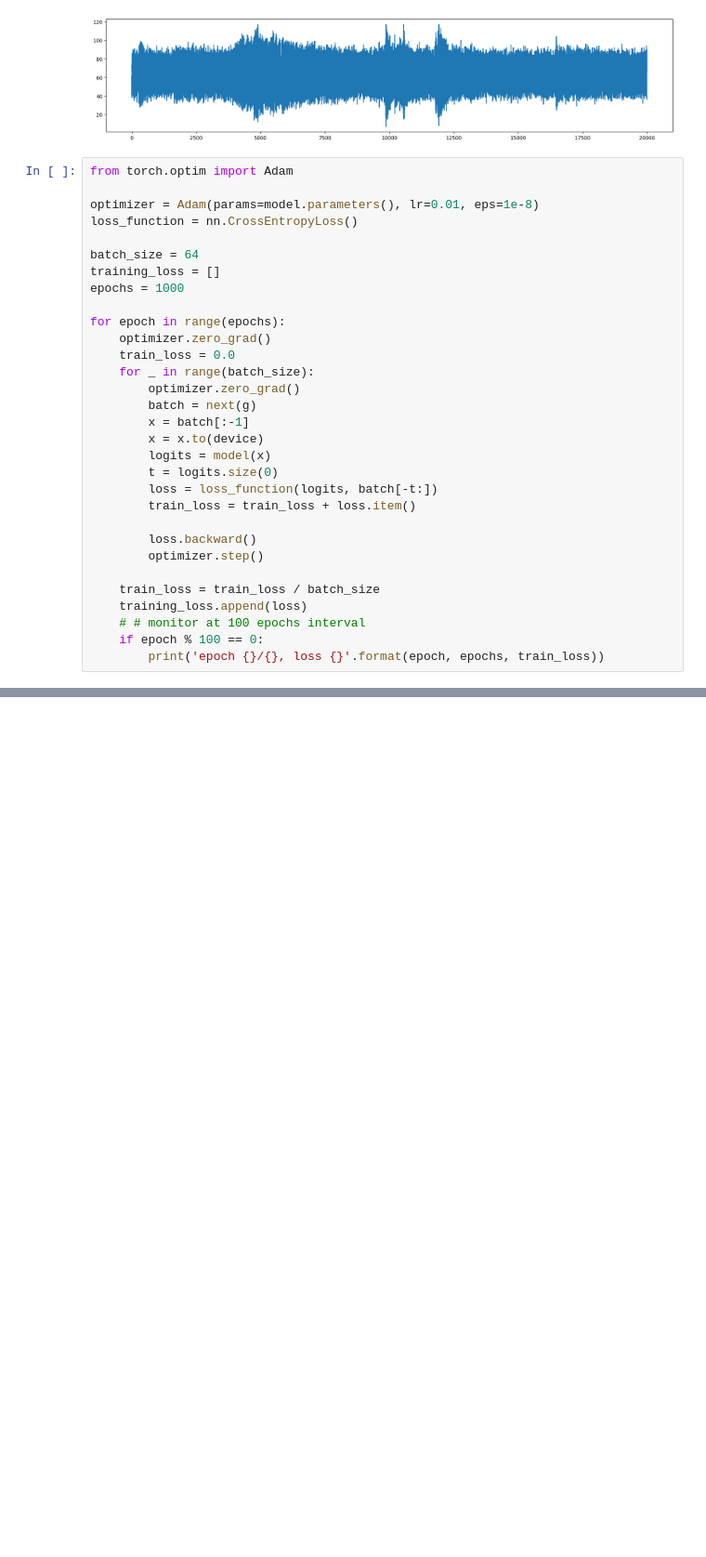
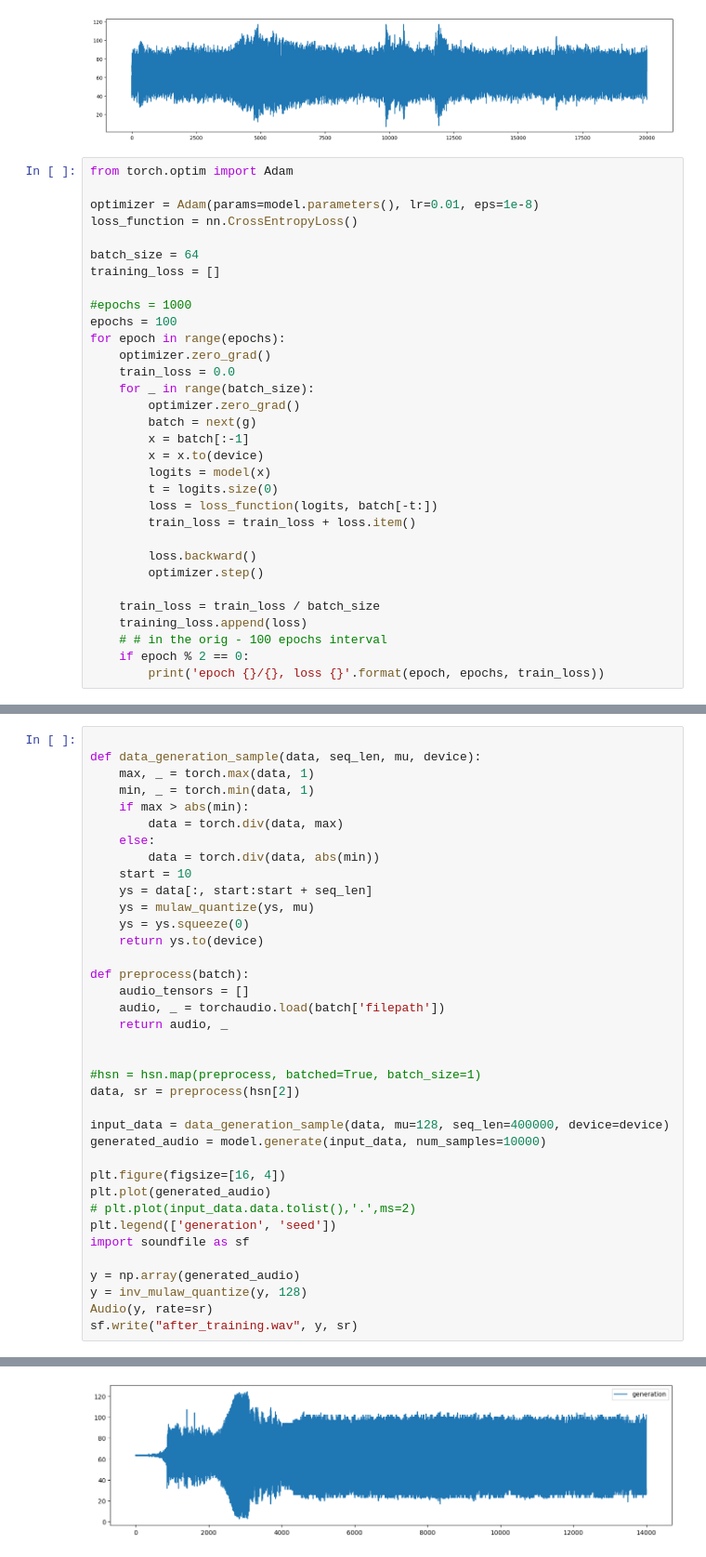
Before and after one commit to naiikaa/dll24, a Jupyter notebook: notebooks/reproduce_training_ekaterina/gen_model_test/wavenet_test.ipynb, the cells around one changed output, grey strips where cells are left out. Shown at 93% size. Drawn from its saved outputs; the diff is of its cells as text; blank space fills up the shorter version.

```diff
--- a/notebooks/reproduce_training_ekaterina/gen_model_test/wavenet_test.ipynb
+++ b/notebooks/reproduce_training_ekaterina/gen_model_test/wavenet_test.ipynb
@@ -219,8 +219,9 @@ loss_function = nn.CrossEntropyLoss()
 
 batch_size = 64
 training_loss = []
-epochs = 1000
 
+#epochs = 1000
+epochs = 100
 for epoch in range(epochs):
     optimizer.zero_grad()
     train_loss = 0.0
@@ -239,6 +240,6 @@ for epoch in range(epochs):
 
     train_loss = train_loss / batch_size
     training_loss.append(loss)
-    # # monitor at 100 epochs interval
-    if epoch % 100 == 0:
+    # # in the orig - 100 epochs interval
+    if epoch % 2 == 0:
         print('epoch {}/{}, loss {}'.format(epoch, epochs, train_loss))
@@ -244,0 +252,38 @@ for epoch in range(epochs):
+# %%
+
+def data_generation_sample(data, seq_len, mu, device):
+    max, _ = torch.max(data, 1)
+    min, _ = torch.min(data, 1)
+    if max > abs(min):
+        data = torch.div(data, max)
+    else:
+        data = torch.div(data, abs(min))
+    start = 10
+    ys = data[:, start:start + seq_len]
+    ys = mulaw_quantize(ys, mu)
+    ys = ys.squeeze(0)
+    return ys.to(device)
+
+def preprocess(batch):
+    audio_tensors = []
+    audio, _ = torchaudio.load(batch['filepath'])
+    return audio, _
+
+
+#hsn = hsn.map(preprocess, batched=True, batch_size=1)
+data, sr = preprocess(hsn[2])
+
+input_data = data_generation_sample(data, mu=128, seq_len=400000, device=device)
+generated_audio = model.generate(input_data, num_samples=10000)
+
+plt.figure(figsize=[16, 4])
+plt.plot(generated_audio)
+# plt.plot(input_data.data.tolist(),'.',ms=2)
+plt.legend(['generation', 'seed'])
+import soundfile as sf
+
+y = np.array(generated_audio)
+y = inv_mulaw_quantize(y, 128)
+Audio(y, rate=sr)
+sf.write("after_training.wav", y, sr)
+# %% [output]
@@ -244,0 +291 @@ for epoch in range(epochs):
+[figure, added]
```
Also changed, not shown: parts of 2 cells of this notebook.
